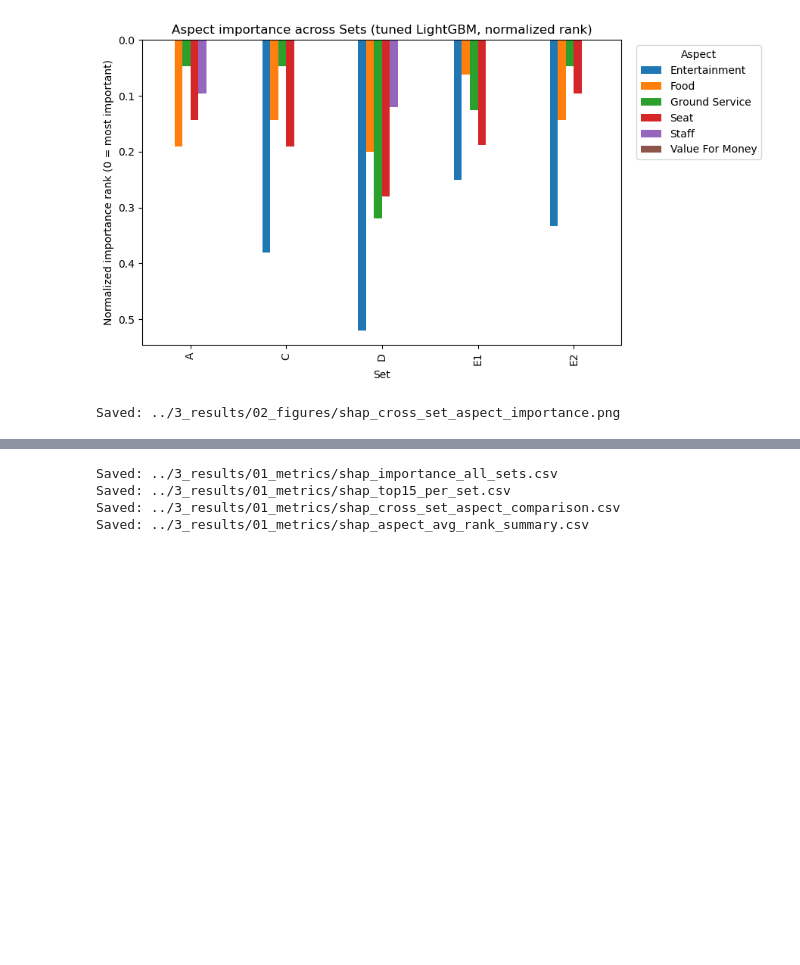
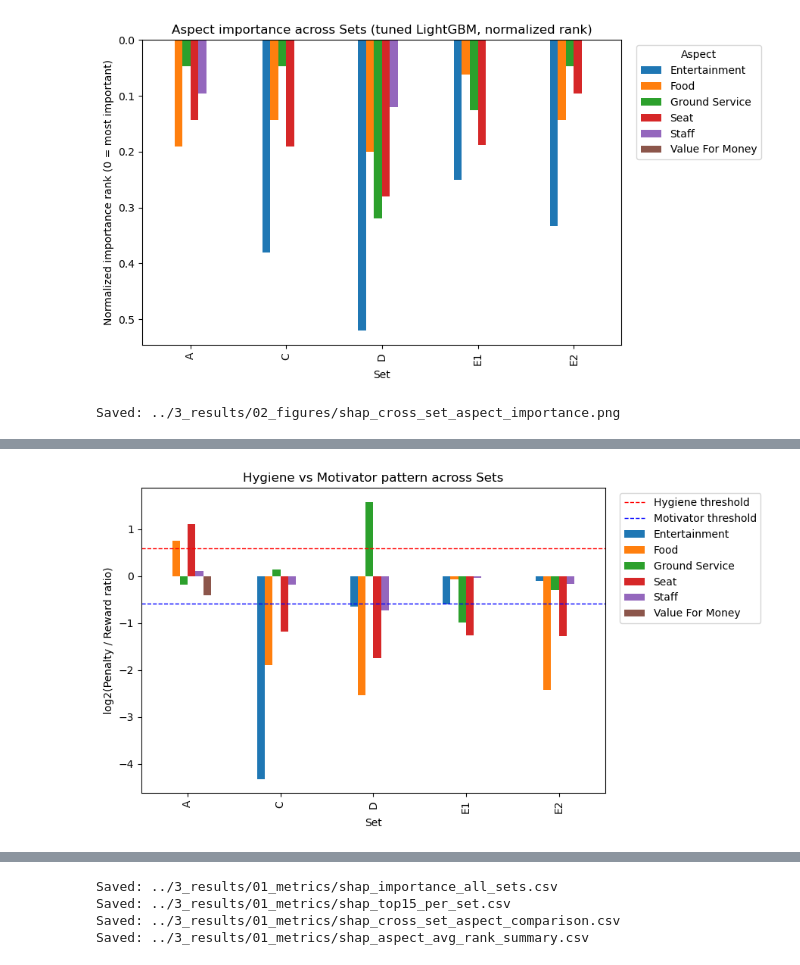
Before and after one commit to MonicaJang/Airline-Review-Sentiment-Classifier, a Jupyter notebook: 2_src/09_SHAP_analysis.ipynb, the cells around one changed output, grey strips where cells are left out. Drawn from its saved outputs; the diff is of its cells as text; code cells hidden in the pictures; blank space fills up the shorter version.

```diff
--- a/2_src/09_SHAP_analysis.ipynb
+++ b/2_src/09_SHAP_analysis.ipynb
@@ -321,0 +424,9 @@ Saved: ../3_results/02_figures/shap_cross_set_aspect_importance.png
+# %%
+pattern_pivot = asymmetry_df.pivot(index="Aspect", columns="Set", values="Pattern")
+ratio_pivot = asymmetry_df.pivot(index="Aspect", columns="Set", values="Penalty_vs_Reward_ratio")
+
+print("=== Pattern classification per Aspect x Set ===")
+print(pattern_pivot)
+
+print("\n=== Penalty/Reward ratio per Aspect x Set (>1.5 = hygiene-like, <0.67 = motivator-like) ===")
+print(ratio_pivot.round(2))
@@ -321,0 +451,13 @@ Saved: ../3_results/02_figures/shap_cross_set_aspect_importance.png
+# %%
+fig, ax = plt.subplots(figsize=(9, 5))
+ratio_pivot_log = np.log2(ratio_pivot.clip(upper=10))
+ratio_pivot_log.T.plot(kind="bar", ax=ax)
+ax.axhline(np.log2(1.5), color="red", linestyle="--", linewidth=1, label="Hygiene threshold")
+ax.axhline(np.log2(0.67), color="blue", linestyle="--", linewidth=1, label="Motivator threshold")
+ax.set_ylabel("log2(Penalty / Reward ratio)")
+ax.set_title("Hygiene vs Motivator pattern across Sets")
+ax.legend(bbox_to_anchor=(1.02, 1), loc="upper left")
+plt.tight_layout()
+plt.show()
+# %% [output]
+[figure, added]
```
Also changed, not shown: parts of 9 cells of this notebook.
